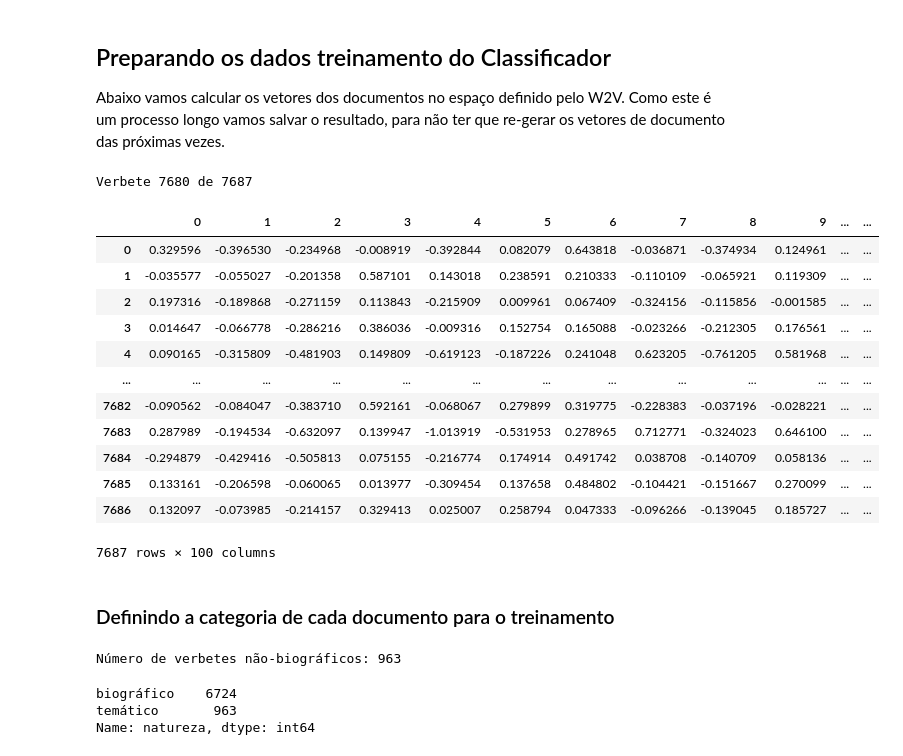
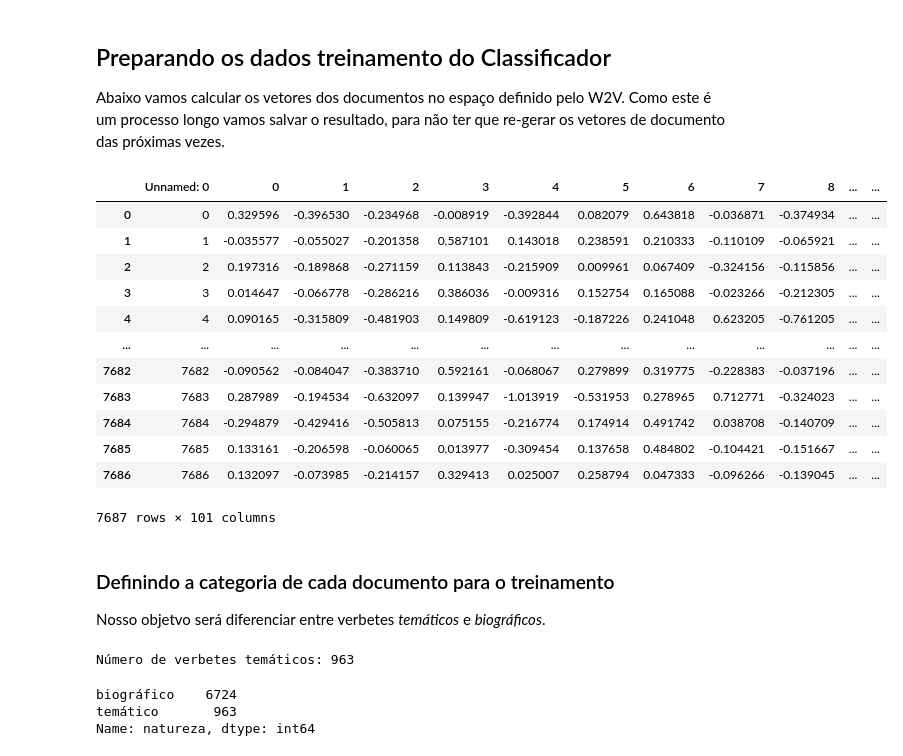
Before and after one commit to fccoelho/text-mining-cientistas-sociais, a Jupyter notebook: Capitulo_5.ipynb, the cells around one changed output. Saved outputs shown, nothing was run; the diff lists cells and outputs as text; code cells hidden in the pictures.

```diff
--- a/Capitulo_5.ipynb
+++ b/Capitulo_5.ipynb
@@ -108,25 +99,24 @@ def gera_docv(n):
 ## Preparando os dados treinamento do Classificador
 Abaixo vamos calcular os vetores dos documentos no espaço definido pelo W2V. Como este é um processo longo vamos salvar o resultado, para não ter que re-gerar os vetores de documento das próximas vezes.
 # %%
-if os.path.exists('doc_feature_matrix.csv.gz')
+if os.path.exists('doc_feature_matrix.csv.gz'):
     data = pd.read_csv('doc_feature_matrix.csv.gz')
 else:
     gerador = gera_docv(10000)
     data = pd.DataFrame(data=np.vstack([a for a in gerador]), columns=range(100))
     data.to_csv('doc_feature_matrix.csv.gz')
 data
 # %% [output]
+|  | Unnamed: 0 | 0 | 1 | 2 | 3 | 4 | 5 | 6 | 7 | 8 | ... | ... |
+| 0 | 0 | 0.329596 | -0.396530 | -0.234968 | -0.008919 | -0.392844 | 0.082079 | 0.643818 | -0.036871 | -0.374934 | ... | ... |
+| 1 | 1 | -0.035577 | -0.055027 | -0.201358 | 0.587101 | 0.143018 | 0.238591 | 0.210333 | -0.110109 | -0.065921 | ... | ... |
+| 2 | 2 | 0.197316 | -0.189868 | -0.271159 | 0.113843 | -0.215909 | 0.009961 | 0.067409 | -0.324156 | -0.115856 | ... | ... |
+| 3 | 3 | 0.014647 | -0.066778 | -0.286216 | 0.386036 | -0.009316 | 0.152754 | 0.165088 | -0.023266 | -0.212305 | ... | ... |
+| 4 | 4 | 0.090165 | -0.315809 | -0.481903 | 0.149809 | -0.619123 | -0.187226 | 0.241048 | 0.623205 | -0.761205 | ... | ... |
+| ... | ... | ... | ... | ... | ... | ... | ... | ... | ... | ... | ... | ... |
+| 7682 | 7682 | -0.090562 | -0.084047 | -0.383710 | 0.592161 | -0.068067 | 0.279899 | 0.319775 | -0.228383 | -0.037196 | ... | ... |
+| 7683 | 7683 | 0.287989 | -0.194534 | -0.632097 | 0.139947 | -1.013919 | -0.531953 | 0.278965 | 0.712771 | -0.324023 | ... | ... |
+| 7684 | 7684 | -0.294879 | -0.429416 | -0.505813 | 0.075155 | -0.216774 | 0.174914 | 0.491742 | 0.038708 | -0.140709 | ... | ... |
+| 7685 | 7685 | 0.133161 | -0.206598 | -0.060065 | 0.013977 | -0.309454 | 0.137658 | 0.484802 | -0.104421 | -0.151667 | ... | ... |
+| 7686 | 7686 | 0.132097 | -0.073985 | -0.214157 | 0.329413 | 0.025007 | 0.258794 | 0.047333 | -0.096266 | -0.139045 | ... | ... |
-Verbete 7680 de 7687
+7687 rows × 101 columns
-|  | 0 | 1 | 2 | 3 | 4 | 5 | 6 | 7 | 8 | 9 | ... | ... |
-| 0 | 0.329596 | -0.396530 | -0.234968 | -0.008919 | -0.392844 | 0.082079 | 0.643818 | -0.036871 | -0.374934 | 0.124961 | ... | ... |
-| 1 | -0.035577 | -0.055027 | -0.201358 | 0.587101 | 0.143018 | 0.238591 | 0.210333 | -0.110109 | -0.065921 | 0.119309 | ... | ... |
-| 2 | 0.197316 | -0.189868 | -0.271159 | 0.113843 | -0.215909 | 0.009961 | 0.067409 | -0.324156 | -0.115856 | -0.001585 | ... | ... |
-| 3 | 0.014647 | -0.066778 | -0.286216 | 0.386036 | -0.009316 | 0.152754 | 0.165088 | -0.023266 | -0.212305 | 0.176561 | ... | ... |
-| 4 | 0.090165 | -0.315809 | -0.481903 | 0.149809 | -0.619123 | -0.187226 | 0.241048 | 0.623205 | -0.761205 | 0.581968 | ... | ... |
-| ... | ... | ... | ... | ... | ... | ... | ... | ... | ... | ... | ... | ... |
-| 7682 | -0.090562 | -0.084047 | -0.383710 | 0.592161 | -0.068067 | 0.279899 | 0.319775 | -0.228383 | -0.037196 | -0.028221 | ... | ... |
-| 7683 | 0.287989 | -0.194534 | -0.632097 | 0.139947 | -1.013919 | -0.531953 | 0.278965 | 0.712771 | -0.324023 | 0.646100 | ... | ... |
-| 7684 | -0.294879 | -0.429416 | -0.505813 | 0.075155 | -0.216774 | 0.174914 | 0.491742 | 0.038708 | -0.140709 | 0.058136 | ... | ... |
-| 7685 | 0.133161 | -0.206598 | -0.060065 | 0.013977 | -0.309454 | 0.137658 | 0.484802 | -0.104421 | -0.151667 | 0.270099 | ... | ... |
-| 7686 | 0.132097 | -0.073985 | -0.214157 | 0.329413 | 0.025007 | 0.258794 | 0.047333 | -0.096266 | -0.139045 | 0.185727 | ... | ... |
-7687 rows × 100 columns
@@ -135,14 +123,15 @@ data.to_csv('doc_feature_matrix.csv.gz')
 # %% [markdown]
 ### Definindo a categoria de cada documento para o treinamento
+Nosso objetvo será diferenciar entre verbetes *temáticos* e *biográficos*.
 # %%
 def gera_alvo():
     df = pd.read_sql_query('select natureza from resultados', con=eng)
     alvo = df.natureza.values=='biográfico'
     return alvo
 Y = gera_alvo()
-print(f"Número de verbetes não-biográficos: {len(Y)-sum(Y)}")
+print(f"Número de verbetes temáticos: {len(Y)-sum(Y)}")
 # %% [output]
-Número de verbetes não-biográficos: 963
+Número de verbetes temáticos: 963
 # %%
 df = pd.read_sql_query('select * from resultados', con=eng)
 # %%
```
Also changed, not shown: parts of 26 cells of this notebook, 12 other files.
